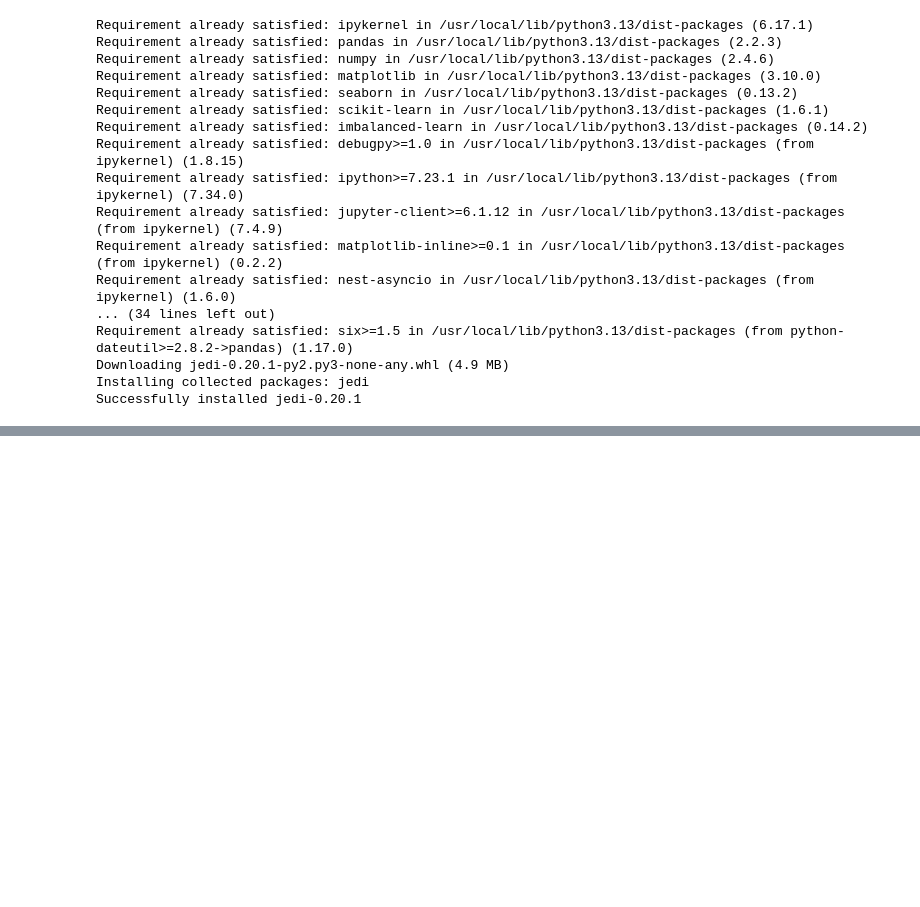
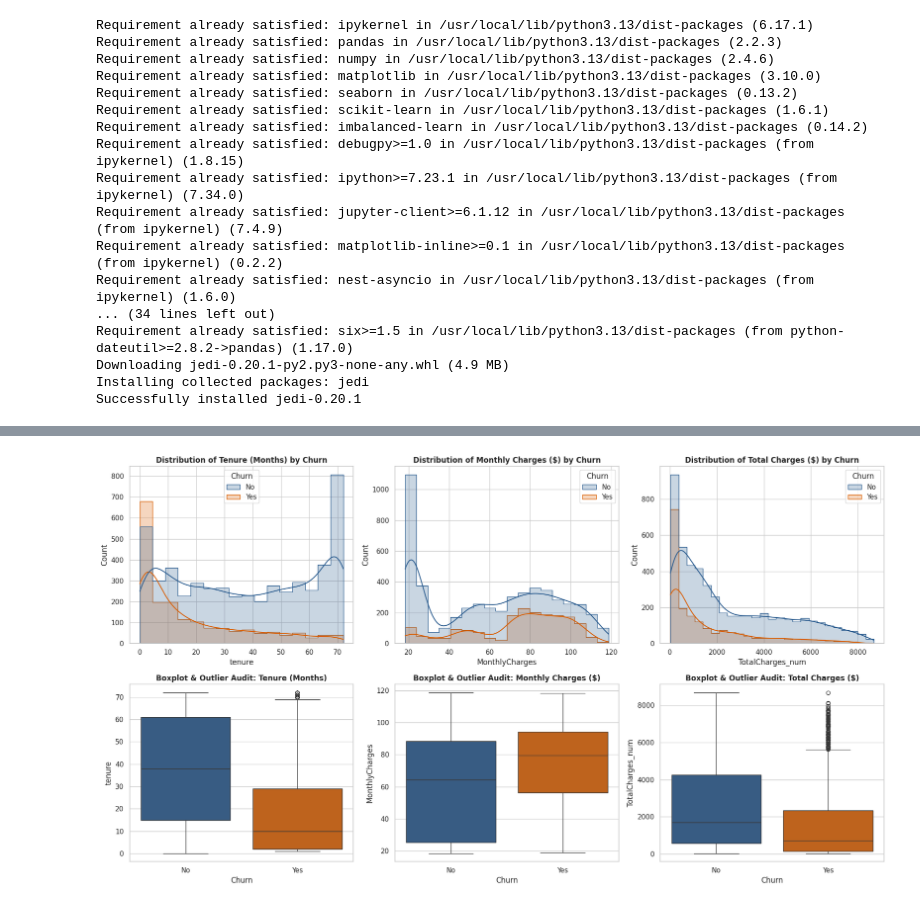
Before and after one commit to Justin1224com/6001CMD_CW2, a Jupyter notebook: 6001CMD_CW2.ipynb, the cells around one changed output, grey strips where cells are left out. Saved outputs shown, nothing was run; the diff lists cells and outputs as text; code cells hidden in the pictures; blank space fills up the shorter version.

```diff
--- a/6001CMD_CW2.ipynb
+++ b/6001CMD_CW2.ipynb
@@ -22,0 +60,90 @@ Successfully installed jedi-0.20.1
+# %%
+# ==============================================================================
+# PART B: EXPLORATORY DATA ANALYSIS (EDA) - SELF-CONTAINED
+# ==============================================================================
+import pandas as pd
+import numpy as np
+import matplotlib.pyplot as plt
+import seaborn as sns
+from scipy.stats import skew, kurtosis
+
+# Automatically load df_raw if not already in memory
+if 'df_raw' not in locals():
+    df_raw = pd.read_csv('WA_Fn-UseC_-Telco-Customer-Churn.csv')
+
+# Set visual style
+sns.set_theme(style="whitegrid", palette="muted")
+
+# 1. Prepare working copy for EDA & coerce hidden nulls in TotalCharges
+df_eda = df_raw.copy()
+df_eda['TotalCharges_num'] = pd.to_numeric(df_eda['TotalCharges'], errors='coerce')
+df_eda['Churn_Binary'] = df_eda['Churn'].map({'Yes': 1, 'No': 0})
+
+# 2. Missing Value Inspection
+print("--- 1. MISSING VALUE AUDIT ---")
+print("Standard isnull() count:\n", df_raw.isnull().sum()[df_raw.isnull().sum() > 0])
+print(f"Hidden whitespace nulls in TotalCharges after numeric coercion: {df_eda['TotalCharges_num'].isnull().sum()} rows")
+display(df_eda[df_eda['TotalCharges_num'].isnull()][['customerID', 'tenure', 'MonthlyCharges', 'TotalCharges', 'Contract', 'Churn']])
+
+# 3. Descriptive Statistics & Tukey 1.5*IQR Outlier Audit
+num_cols = ['tenure', 'MonthlyCharges', 'TotalCharges_num']
+stats_records = []
+for col in num_cols:
+    s = df_eda[col].dropna()
+    q25, med, q75 = np.percentile(s, [25, 50, 75])
+    iqr = q75 - q25
+    outliers = ((s < (q25 - 1.5 * iqr)) | (s > (q75 + 1.5 * iqr))).sum()
+    stats_records.append({
+        'Feature': col, 'Valid_N': len(s), 'Missing': df_eda[col].isnull().sum(),
+        'Mean': round(s.mean(), 2), 'Std': round(s.std(), 2), 'Min': round(s.min(), 2),
+        'Q25': round(q25, 2), 'Median': round(med, 2), 'Q75': round(q75, 2),
+        'Max': round(s.max(), 2), 'IQR': round(iqr, 2),
+        'Skewness': round(skew(s), 3), 'Kurtosis': round(kurtosis(s), 3),
+        'Global_IQR_Outliers': outliers
+    })
+
+print("\n--- 2. DESCRIPTIVE STATISTICS & OUTLIER SUMMARY ---")
+display(pd.DataFrame(stats_records))
+
+# 4. Figure 1: Numerical Distributions (KDE/Hist) & Outlier Boxplots by Churn
+fig, axes = plt.subplots(2, 3, figsize=(18, 10))
+plot_features = [('tenure', 'Tenure (Months)'),
+                 ('MonthlyCharges', 'Monthly Charges ($)'),
+                 ('TotalCharges_num', 'Total Charges ($)')]
+
+for i, (col, label) in enumerate(plot_features):
+    sns.histplot(data=df_eda, x=col, hue='Churn', kde=True, element='step',
+                 palette={'No': '#2b5c8f', 'Yes': '#d95f02'}, ax=axes[0, i])
+    axes[0, i].set_title(f'Distribution of {label} by Churn', fontsize=12, fontweight='bold')
+
+    sns.boxplot(data=df_eda, x='Churn', y=col, hue='Churn',
+                palette={'No': '#2b5c8f', 'Yes': '#d95f02'}, legend=False, ax=axes[1, i])
+    axes[1, i].set_title(f'Boxplot & Outlier Audit: {label}', fontsize=12, fontweight='bold')
+
+plt.tight_layout()
+plt.savefig('PartB_Fig1_Numerical_Distributions_Outliers.png', dpi=300, bbox_inches='tight')
+plt.show()
+
+# 5. Figure 2: Correlation Heatmap & Key Categorical Churn Drivers
+fig, axes = plt.subplots(2, 2, figsize=(16, 12))
+
+corr_matrix = df_eda[['SeniorCitizen', 'tenure', 'MonthlyCharges', 'TotalCharges_num', 'Churn_Binary']].corr()
+sns.heatmap(corr_matrix, annot=True, fmt='.3f', cmap='coolwarm', vmin=-1, vmax=1, ax=axes[0, 0])
+axes[0, 0].set_title('A. Pearson Correlation Matrix', fontsize=12, fontweight='bold')
+
+cat_drivers = [('Contract', axes[0, 1], 'B. Churn Rate by Contract Term (%)', 0),
+               ('InternetService', axes[1, 0], 'C. Churn Rate by Internet Service Tier (%)', 0),
+               ('PaymentMethod', axes[1, 1], 'D. Churn Rate by Payment Method (%)', 15)]
+
+for col, ax, title, rot in cat_drivers:
+    ct = pd.crosstab(df_eda[col], df_eda['Churn'], normalize='index') * 100
+    ct.plot(kind='bar', stacked=True, color=['#2b5c8f', '#d95f02'], ax=ax, rot=rot)
+    ax.set_title(title, fontsize=12, fontweight='bold')
+    ax.set_ylabel('Percentage (%)')
+    for container in ax.containers:
+        ax.bar_label(container, fmt='%.1f%%', label_type='center', color='white', fontweight='bold')
+
+plt.tight_layout()
+plt.savefig('PartB_Fig2_Correlations_and_Categorical_EDA.png', dpi=300, bbox_inches='tight')
+plt.show()
+# %% [output]
@@ -22,0 +171 @@ Successfully installed jedi-0.20.1
+[figure, added]
```
Also changed, not shown: parts of 12 cells of this notebook.
